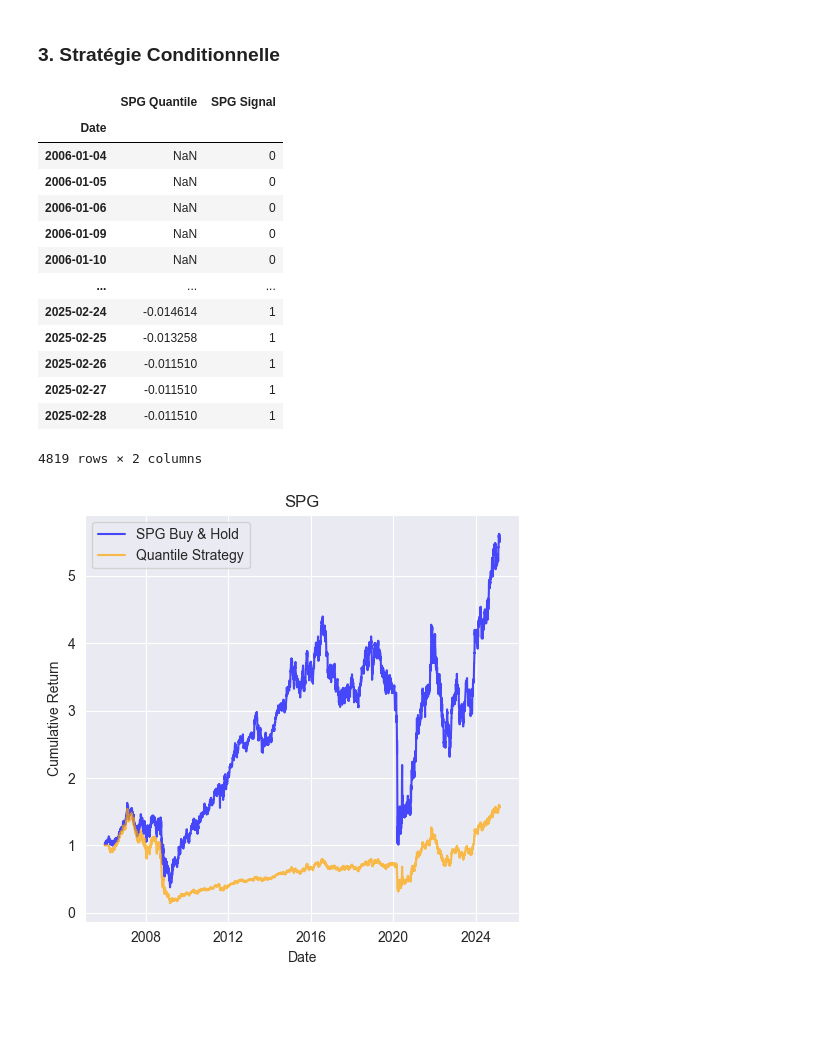
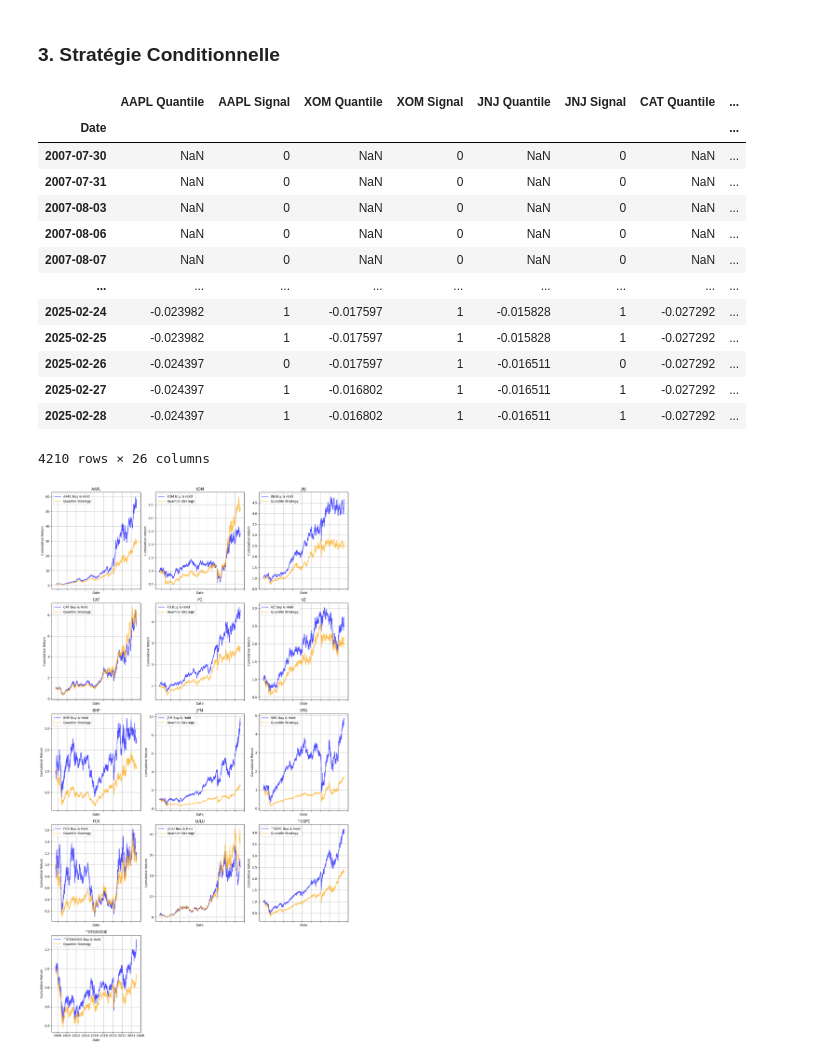
Before and after one commit to ethantrentin/Markets-Physic, a Jupyter notebook: TP2.ipynb, the cells around one changed output. Cells and saved outputs as stored; diff of their text form; code cells hidden in the pictures; blank space fills up the shorter version.

```diff
--- a/TP2.ipynb
+++ b/TP2.ipynb
@@ -225,7 +260,7 @@ for stock in tickers:
 A_values = np.linspace(1, 100, 100)  # Short window values
 B_values = np.linspace(2, 101, 100)  # Long window values
 #tickers = tickers
-tickers = ["AAPL"]
+tickers = ["^STOXX50E"]
 def compute_mean_log_return(df, signals, stock):
     df_copy = df.copy()
     df_copy[stock + '_log_return'] = np.log(df_copy[stock] / df_copy[stock].shift(1))
@@ -267,7 +302,8 @@ for stock in tickers:
 ## on reprend le code de la partie 1
 # On créé un dataframe poiur stocker les données
 df = pd.DataFrame()
-tickers = ["AAPL", "XOM", "JNJ", "CAT", "PG", "VZ", "BHP", "JPM","SPG", "FCX"]
+tickers = ["AAPL", "XOM", "JNJ", "CAT", "PG", "VZ", "BHP", "JPM","SPG",
+           "FCX","LULU","^GSPC","^STOXX50E"]
 for ticker in tickers:
     df[ticker] = yf.download(ticker, start="2006-01-01", end="2025-03-01")["Close"]
     df[ticker + " Log Returns"] = np.log(df[ticker]).diff()
@@ -449,10 +479,12 @@ B_values = np.linspace(1, 100, 100) / 10        # k values
 #tickers = ["AAPL", "XOM", "JNJ", "CAT", "PG", "VZ", "BHP", "JPM","SPG", "FCX"]
 tickers = ["SPG"]
 
-def compute_mean_log_return(df, signals, stock):
+def compute_mean_log_return(df, signals, stock, transaction_cost=0): # 0% transaction cost
     df_copy = df.copy()
-    df_copy[stock + '_log_return'] = np.log(df_copy[stock] / df_copy[stock].shift(1))
-    df_copy[stock + '_Strategy_log_return'] = signals[stock + ' Signal'].shift(1) * df_copy[stock + '_log_return']
+    df_copy[stock + '_log_return'] = np.log(df_copy[stock]/df_copy[stock].shift(1))
+    df_copy[stock + '_Strategy_log_return'] = signals[stock + ' Signal'].shift(1) * (df_copy[stock + '_log_return'] - np.log(1+transaction_cost) *
+     np.abs(signals[stock + ' Signal'].diff().shift(1)))
+
     mid = len(df_copy) // 2
     return [df_copy[stock + '_Strategy_log_return'].iloc[:mid].mean(),
             df_copy[stock + '_Strategy_log_return'].iloc[mid:].mean()]
@@ -525,28 +557,32 @@ def quantile_strategy(df, tickers, window, quantile):
     return signals
 # %%
 # On applique la stratégie à nos données
+tickers = ["AAPL", "XOM", "JNJ", "CAT", "PG", "VZ", "BHP", "JPM","SPG",
+           "FCX","LULU","^GSPC","^STOXX50E"]
 signals = quantile_strategy(df, tickers, 50, 10)
 signals
 ## NB: il y aura toujours des NaN au début pour les MA; auquel cas le signal
 # vaudra 0 et donc pas de trade de toutes façons
 # %% [output]
-|  | SPG Quantile | SPG Signal |
-| Date |  |  |
-| 2006-01-04 | NaN | 0 |
-| 2006-01-05 | NaN | 0 |
-| 2006-01-06 | NaN | 0 |
-| 2006-01-09 | NaN | 0 |
-| 2006-01-10 | NaN | 0 |
-| ... | ... | ... |
-| 2025-02-24 | -0.014614 | 1 |
-| 2025-02-25 | -0.013258 | 1 |
-| 2025-02-26 | -0.011510 | 1 |
-| 2025-02-27 | -0.011510 | 1 |
-| 2025-02-28 | -0.011510 | 1 |
+|  | AAPL Quantile | AAPL Signal | XOM Quantile | XOM Signal | JNJ Quantile | JNJ Signal | CAT Quantile | ... |
+| Date |  |  |  |  |  |  |  | ... |
+| 2007-07-30 | NaN | 0 | NaN | 0 | NaN | 0 | NaN | ... |
+| 2007-07-31 | NaN | 0 | NaN | 0 | NaN | 0 | NaN | ... |
+| 2007-08-03 | NaN | 0 | NaN | 0 | NaN | 0 | NaN | ... |
+| 2007-08-06 | NaN | 0 | NaN | 0 | NaN | 0 | NaN | ... |
+| 2007-08-07 | NaN | 0 | NaN | 0 | NaN | 0 | NaN | ... |
+| ... | ... | ... | ... | ... | ... | ... | ... | ... |
+| 2025-02-24 | -0.023982 | 1 | -0.017597 | 1 | -0.015828 | 1 | -0.027292 | ... |
+| 2025-02-25 | -0.023982 | 1 | -0.017597 | 1 | -0.015828 | 1 | -0.027292 | ... |
+| 2025-02-26 | -0.024397 | 0 | -0.017597 | 1 | -0.016511 | 0 | -0.027292 | ... |
+| 2025-02-27 | -0.024397 | 1 | -0.016802 | 1 | -0.016511 | 1 | -0.027292 | ... |
+| 2025-02-28 | -0.024397 | 1 | -0.016802 | 1 | -0.016511 | 1 | -0.027292 | ... |
-4819 rows × 2 columns
+4210 rows × 26 columns
 # %%
 # On visualise pour des valeurs arbitraires de A et B
-
+tickers = ["AAPL", "XOM", "JNJ", "CAT", "PG", "VZ", "BHP", "JPM","SPG",
+           "FCX","LULU","^GSPC","^STOXX50E"]
+#tickers = ["SPG"]
 df_question3 = df.copy()
 for stock in tickers:
     df_question3.loc[:, stock + '_return'] = df_question3[stock].pct_change()
@@ -554,34 +590,35 @@ for stock in tickers:
     df_question3.loc[:, 'Cumulative_' + stock] = (1 + df_question3[stock + '_return']).cumprod()
     df_question3.loc[:, stock + '_Cumulative_Strategy'] = (1 + df_question3[stock + '_Strategy_return']).cumprod()
 
 n_tickers = len(tickers)
 ncols = 3
 nrows = math.ceil(n_tickers / ncols)
 
 # Create a grid of subplots
 fig, axes = plt.subplots(nrows, ncols, figsize=(14, 5 * nrows), sharex=True,
                          sharey=False)
 axes = axes.flatten()
 
 for idx, stock in enumerate(tickers):
     ax = axes[idx]
     ax.plot(df_question3.index, df_question3['Cumulative_' + stock],
             label=stock + ' Buy & Hold', color='blue', alpha=0.7)
     ax.plot(df_question3.index, df_question3[stock + '_Cumulative_Strategy'],
             label='Quantile Strategy', color='orange', alpha=0.7)
     ax.set_title(f'{stock}')
     ax.set_xlabel('Date')
     ax.set_ylabel('Cumulative Return')
     ax.legend()
     ax.grid(True)
 
 for i in range(idx + 1, len(axes)):
     fig.delaxes(axes[i])
 
 plt.tight_layout()
+plt.style.use('default')
 plt.show()
 # %% [output]
-[figure, old version]
+[figure, new version]
 # %%
 # Define parameter grids.
 A_values = np.linspace(1, 100, 100, dtype=int)  # window values as integers
```
Also changed, not shown: parts of 25 cells of this notebook.
